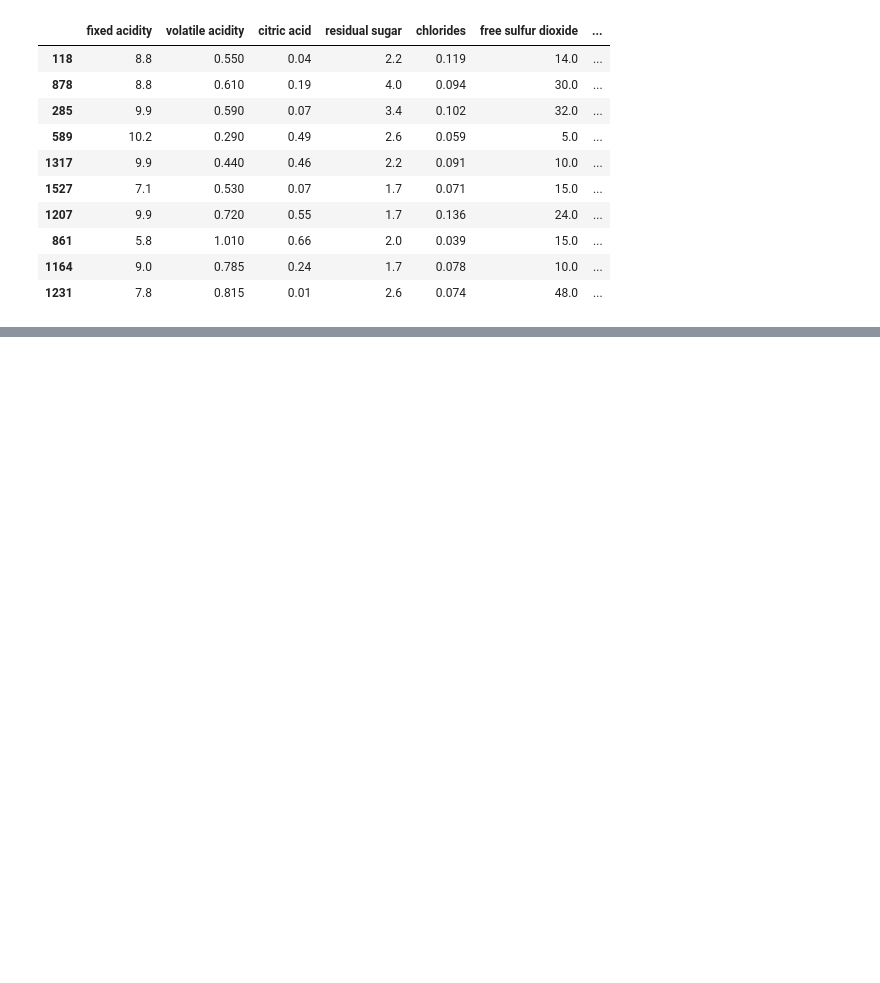
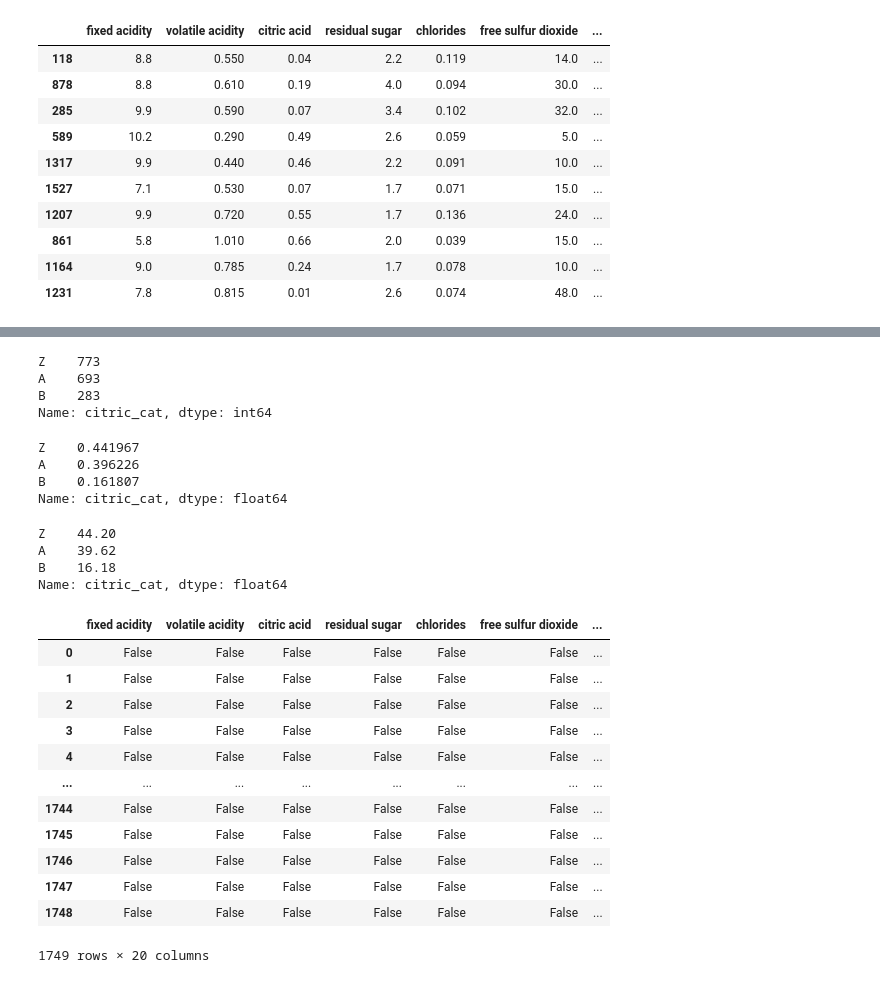
Before and after one commit to kristy25/AcademyPublic, a Jupyter notebook: Untitled0.ipynb, the cells around one changed output, grey strips where cells are left out. Drawn from its saved outputs; the diff is of its cells as text; code cells hidden in the pictures; blank space fills up the shorter version.

```diff
--- a/Untitled0.ipynb
+++ b/Untitled0.ipynb
@@ -816,3 +822,21 @@ df.sample(10)
 | 861 | 5.8 | 1.010 | 0.66 | 2.0 | 0.039 | 15.0 | ... |
 | 1164 | 9.0 | 0.785 | 0.24 | 1.7 | 0.078 | 10.0 | ... |
 | 1231 | 7.8 | 0.815 | 0.01 | 2.6 | 0.074 | 48.0 | ... |
+# %%
+# Now let's complexify the database in order to have additional work to do later! Not important to understand
+# Educational purpose
+# Here I create a binary feature who will be used as target
+# We use the numpy.where function which is equivalent to a if-then-else statement
+# If df['quality'] >= 7 then df['Y']=1, else df['Y']=0
+df['Y'] = np.where(df['quality']>= 7, 1, 0)
+# We create as well some binary features of 'fixed acidity' & 'volatile acidity'
+df['fixed_acidity_cat'] = np.where(df['fixed acidity']<= 8, 0, 1)
+df['volatile_acidity_cat'] = np.where(df['volatile acidity']>= 0.4, 0, 1)
+# Here I create some duplicates rows: I do a random sample of df and then I concat them at the end of df
+temp = df.sample(n=150, random_state=893717398)
+df = df.append(temp)
+del(temp)
+df.reset_index(drop=True, inplace=True)
+# Here I create a new feature pH2 from pH where I had some missing values
+df['pH2'] = np.where(df['pH'].index %15 ==0, np.nan, df['pH'])
+# Here I create a n
@@ -818,0 +878,18 @@ df.sample(10)
+# %%
+# Here I create a function having the name citric_acid_cat with the parameter x
+# In the function, x will pass within a conditional statement. Given the value,
+# it will return a letter (a category):
+def citric_acid_cat(x):
+  if x < 0.21 :
+    return 'A'
+  elif x < 0.3 :
+    return 'B'
+  else:
+    return 'C'
+# Now we want to create a new feature citric_cat, which transform the numerical value
+# of citric acid to the category defined above for each line of the feature.
+# We could create a for loop. However the apply lambda is more efficient from a computing point of view
+# The x refers to the x of the function which is df['citric acid']
+df['citric_cat'] = df['citric acid'].apply(lambda x: citric_acid_cat(x))
+# %%
+df['citric_cat']=np.where(df['citric_cat']=='C', 'Z',df['citric_cat'])
@@ -818,0 +905,37 @@ df.sample(10)
+# %%
+df['citric_cat'].value_counts()
+# %% [output]
+Z    773
+A    693
+B    283
+Name: citric_cat, dtype: int64
+# %%
+df['citric_cat'].value_counts(True)
+# %% [output]
+Z    0.441967
+A    0.396226
+B    0.161807
+Name: citric_cat, dtype: float64
+# %%
+np.round(df['citric_cat'].value_counts(True)*100,2)
+# %% [output]
+Z    44.20
+A    39.62
+B    16.18
+Name: citric_cat, dtype: float64
+# %%
+df.isna()
+# %% [output]
+|  | fixed acidity | volatile acidity | citric acid | residual sugar | chlorides | free sulfur dioxide | ... |
+| 0 | False | False | False | False | False | False | ... |
+| 1 | False | False | False | False | False | False | ... |
+| 2 | False | False | False | False | False | False | ... |
+| 3 | False | False | False | False | False | False | ... |
+| 4 | False | False | False | False | False | False | ... |
+| ... | ... | ... | ... | ... | ... | ... | ... |
+| 1744 | False | False | False | False | False | False | ... |
+| 1745 | False | False | False | False | False | False | ... |
+| 1746 | False | False | False | False | False | False | ... |
+| 1747 | False | False | False | False | False | False | ... |
+| 1748 | False | False | False | False | False | False | ... |
+1749 rows × 20 columns
```
Also changed, not shown: parts of 28 cells of this notebook.
